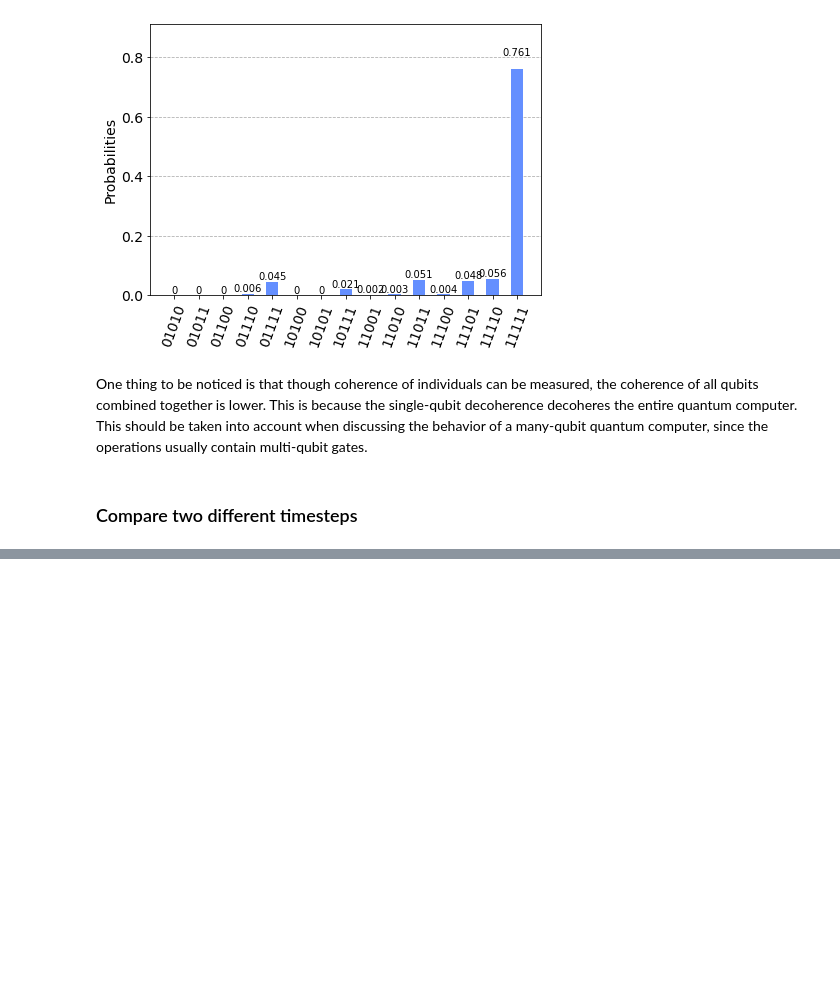
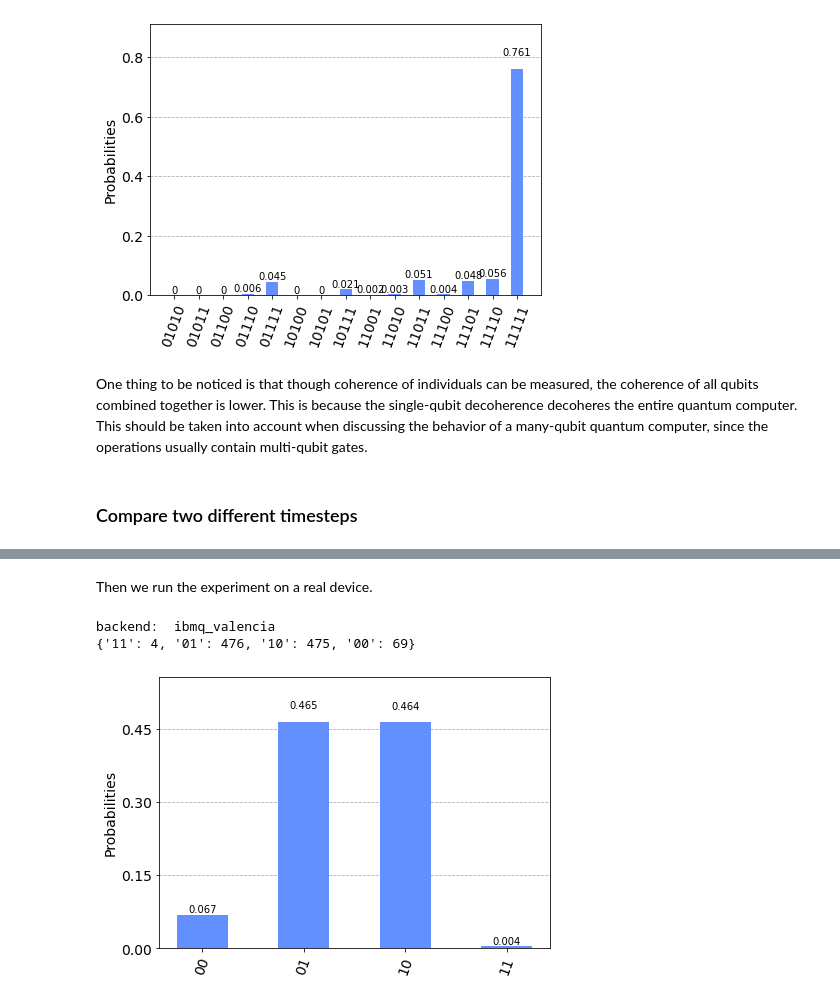
Before and after one commit to ycldingo/QuantumComputing_2020Summer, a Jupyter notebook: demo/coherence_time.ipynb, the cells around one changed output, grey strips where cells are left out. Cells and saved outputs as stored; diff of their text form; code cells hidden in the pictures; blank space fills up the shorter version.

```diff
--- a/demo/coherence_time.ipynb
+++ b/demo/coherence_time.ipynb
@@ -116,0 +149,17 @@ plot_histogram(counts2)
+# %% [markdown]
+Then we run the experiment on a real device.
+# %%
+backend = least_busy(provider.backends(filters=lambda x: x.configuration().n_qubits >= 5 and
+                                       not x.configuration().simulator and x.status().operational==True))
+print('backend: ', backend)
+
+shots = 1024
+job = execute(circ, backend=backend, shots=shots)
+counts = job.result().get_counts(circ)
+# print out results
+print(counts)
+plot_histogram(counts)
+# %% [output]
+backend:  ibmq_valencia
+{'11': 4, '01': 476, '10': 475, '00': 69}
+[figure, added]
```
Also changed, not shown: parts of 10 cells of this notebook, 3 other files.
